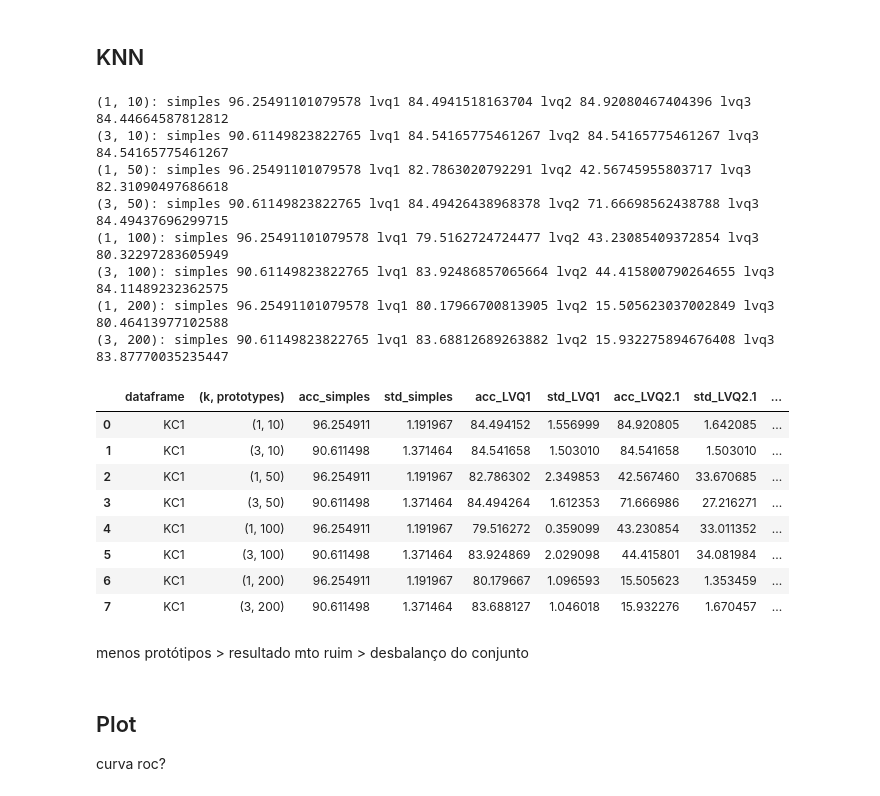
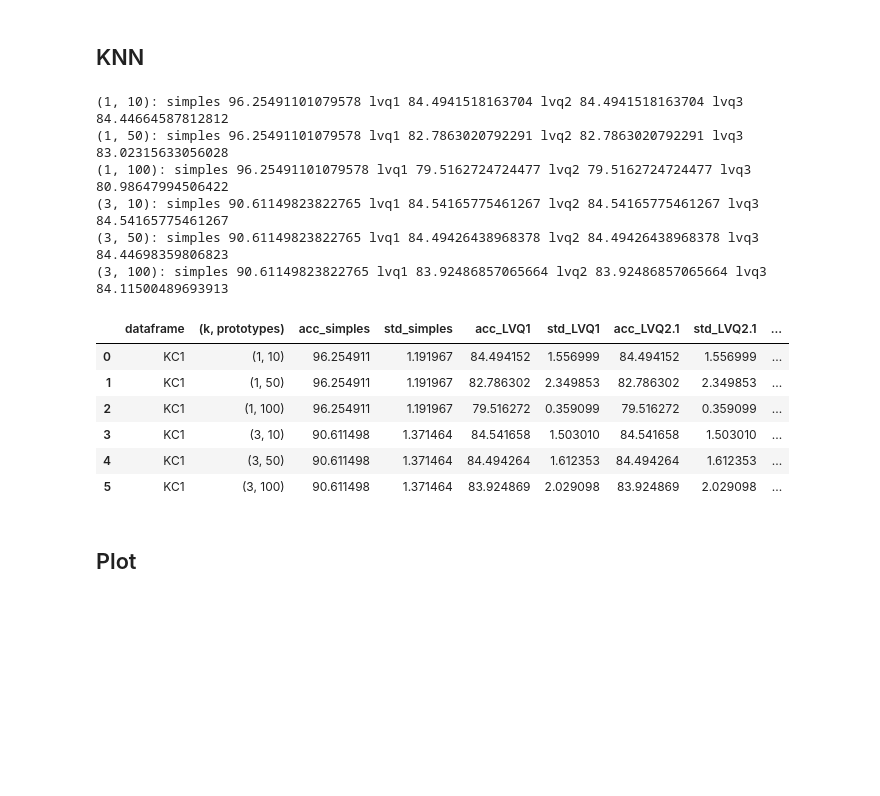
Before and after one commit to menezesmalu/machine_learning, a Jupyter notebook: lista 2/KC1 10 run separado.ipynb, the cells around one changed output. Cells and saved outputs as stored; diff of their text form; code cells hidden in the pictures; blank space fills up the shorter version.

```diff
--- a/lista 2/KC1 10 run separado.ipynb
+++ b/lista 2/KC1 10 run separado.ipynb
@@ -142,14 +142,14 @@ class LVQ1:
             predicted_classes = knn.predict(x_proto)
             real_instances = knn.kneighbors(X=x_proto, n_neighbors=1, return_distance=False)
             for idx in range(len(x_proto)):
-                prototype = x_proto[idx] # prototipo (ta sendo alterado o valor)
-                proto_class = y_proto[idx] #classe do prototipo
+                prototype = x_proto[idx]
+                proto_class = y_proto[idx]
 
-                predicted_class = predicted_classes[idx] #classe prevista pra esse prototipo
-                real_instance_index = real_instances[idx][0] #indice instancia real daquele prototipo
-                real_instance = x_train.iloc[real_instance_index] # instancia real
+                predicted_class = predicted_classes[idx]
+                real_instance_index = real_instances[idx][0]
+                real_instance = x_train.iloc[real_instance_index]
 
-                for p in range(len(prototype)): #passa por cada coluna do prototipo
+                for p in range(len(prototype)):
                     proto_val = prototype[p]
                     real_val  = real_instance[p]
                     error = rate * (real_val - proto_val)
@@ -161,6 +161,6 @@ class LVQ1:
 
         return pd.DataFrame(prototypes, columns = train.columns)
 
-# lvq1 = LVQ1(10)
-# df  = lvq1.trainPrototypes(kc2)
-# df
+lvq1 = LVQ1(10)
+df  = lvq1.trainPrototypes(kc1)
+df
@@ -240,7 +269,7 @@ class LVQ3:
 
     def __init__(self, n_prototypes, window):
         self.n_prototypes  = n_prototypes
-        self._epochs       = 10
+        self._epochs       = 100
         self._lrate        = 0.25
         self._window       = window
         self._epsilon      = 0.75
@@ -291,7 +320,7 @@ class LVQ3:
                 #mais próximo
                 n1_idx   = x_neighbors[idx][0]
                 n1       = x_proto.iloc[n1_idx]
-                n1       = n1[:21] ##tá adicionando o indice como uma coluna na iteração seguinte
+                n1       = n1[:21]
                 n1_class = y_proto[n1_idx]
                 n1_dist  = euclidian_distance(n1, x_instance)
 
@@ -316,6 +345,6 @@ class LVQ3:
         prototypes.columns = kc1.columns
         return prototypes
 
-# lvq3 = LVQ3(10, 0.3)
-# res  = lvq3.trainPrototypes(kc1, df)
-# df3
+lvq3 = LVQ3(10, 0.25)
+df3  = lvq3.trainPrototypes(kc1, df)
+df3
@@ -357,9 +394,9 @@ accuracies_1, accuracies_3 = run(kc1, 'KC1')
 def run(df, title, accuracies_1, accuracies_3):
     kf = KFold(n_splits=5)
     results = []
-    n_proto = [10, 50, 100, 200]
-    for n in n_proto:
-        for k in [1,3]:
+    n_proto = [10, 50, 100]
+    for k in [1,3]:
+        for n in n_proto:
             accuracies_simples = []
             accuracies_lvq1   = []
             accuracies_lvq2   = []
@@ -390,7 +427,7 @@ def run(df, title, accuracies_1, accuracies_3):
                 accuracies_lvq1.append(acc_lvq1)
 
                 #definição do dataset de LVQ2.1
-                lvq2 = LVQ2_1(n, 0.5)
+                lvq2 = LVQ2_1(n, 0.2)
                 res  = lvq2.trainPrototypes(aux,lvq1_df)
                 lvq2_df  = pd.DataFrame(res, columns = df.columns)
 
@@ -405,7 +442,7 @@ def run(df, title, accuracies_1, accuracies_3):
                 accuracies_lvq2.append(acc_lvq2)
 
                 #definição do dataset de LVQ3
-                lvq3 = LVQ3(n, 0.5)
+                lvq3 = LVQ3(n, 0.2)
                 res  = lvq3.trainPrototypes(aux,lvq1_df)
                 lvq3_df  = pd.DataFrame(res, columns = df.columns)
 
@@ -414,54 +451,46 @@ def run(df, title, accuracies_1, accuracies_3):
 
                 #KNN com conjunto do LVQ3
                 knn  = KNN(k)
                 knn.fit(X, Y)
                 predictions_lvq3 = knn.predict(attr.iloc[test])
                 acc_lvq3 = (np.sum(predictions_lvq3 == df_class.iloc[test]) / len(test)) * 100
                 accuracies_lvq3.append(acc_lvq3)
 
             print("({}, {}): simples {} lvq1 {} lvq2 {} lvq3 {}".format(k, n, np.mean(accuracies_simples),np.mean(accuracies_lvq1),np.mean(accuracies_lvq2), np.mean(accuracies_lvq3)))
             temp = {
                 'dataframe': title,
                 '(k, prototypes)':(k, n),
                 'acc_simples': np.mean(accuracies_simples),
                 'std_simples': np.std(accuracies_simples),
                 'acc_LVQ1'   : np.mean(accuracies_lvq1),
                 'std_LVQ1'   : np.std(accuracies_lvq1),
                 'acc_LVQ2.1' : np.mean(accuracies_lvq2),
                 'std_LVQ2.1' : np.std(accuracies_lvq2),
                 'acc_LVQ3'   : np.mean(accuracies_lvq3),
                 'std_LVQ3'   : np.std(accuracies_lvq3),
             }
             results.append(temp)
     df = pd.DataFrame(results)
     return df
 
 df = run(kc1, 'KC1', accuracies_1, accuracies_3)
 df
 # %% [output]
-(1, 10): simples 96.25491101079578 lvq1 84.4941518163704 lvq2 84.92080467404396 lvq3 84.44664587812812
+(1, 10): simples 96.25491101079578 lvq1 84.4941518163704 lvq2 84.4941518163704 lvq3 84.44664587812812
+(1, 50): simples 96.25491101079578 lvq1 82.7863020792291 lvq2 82.7863020792291 lvq3 83.02315633056028
+(1, 100): simples 96.25491101079578 lvq1 79.5162724724477 lvq2 79.5162724724477 lvq3 80.98647994506422
 (3, 10): simples 90.61149823822765 lvq1 84.54165775461267 lvq2 84.54165775461267 lvq3 84.54165775461267
-(1, 50): simples 96.25491101079578 lvq1 82.7863020792291 lvq2 42.56745955803717 lvq3 82.31090497686618
-(3, 50): simples 90.61149823822765 lvq1 84.49426438968378 lvq2 71.66698562438788 lvq3 84.49437696299715
-(1, 100): simples 96.25491101079578 lvq1 79.5162724724477 lvq2 43.23085409372854 lvq3 80.32297283605949
-(3, 100): simples 90.61149823822765 lvq1 83.92486857065664 lvq2 44.415800790264655 lvq3 84.11489232362575
-(1, 200): simples 96.25491101079578 lvq1 80.17966700813905 lvq2 15.505623037002849 lvq3 80.46413977102588
-(3, 200): simples 90.61149823822765 lvq1 83.68812689263882 lvq2 15.932275894676408 lvq3 83.87770035235447
+(3, 50): simples 90.61149823822765 lvq1 84.49426438968378 lvq2 84.49426438968378 lvq3 84.44698359806823
+(3, 100): simples 90.61149823822765 lvq1 83.92486857065664 lvq2 83.92486857065664 lvq3 84.11500489693913
 |  | dataframe | (k, prototypes) | acc_simples | std_simples | acc_LVQ1 | std_LVQ1 | acc_LVQ2.1 | std_LVQ2.1 | ... |
-| 0 | KC1 | (1, 10) | 96.254911 | 1.191967 | 84.494152 | 1.556999 | 84.920805 | 1.642085 | ... |
-| 1 | KC1 | (3, 10) | 90.611498 | 1.371464 | 84.541658 | 1.503010 | 84.541658 | 1.503010 | ... |
-| 2 | KC1 | (1, 50) | 96.254911 | 1.191967 | 82.786302 | 2.349853 | 42.567460 | 33.670685 | ... |
-| 3 | KC1 | (3, 50) | 90.611498 | 1.371464 | 84.494264 | 1.612353 | 71.666986 | 27.216271 | ... |
-| 4 | KC1 | (1, 100) | 96.254911 | 1.191967 | 79.516272 | 0.359099 | 43.230854 | 33.011352 | ... |
-| 5 | KC1 | (3, 100) | 90.611498 | 1.371464 | 83.924869 | 2.029098 | 44.415801 | 34.081984 | ... |
-| 6 | KC1 | (1, 200) | 96.254911 | 1.191967 | 80.179667 | 1.096593 | 15.505623 | 1.353459 | ... |
-| 7 | KC1 | (3, 200) | 90.611498 | 1.371464 | 83.688127 | 1.046018 | 15.932276 | 1.670457 | ... |
+| 0 | KC1 | (1, 10) | 96.254911 | 1.191967 | 84.494152 | 1.556999 | 84.494152 | 1.556999 | ... |
+| 1 | KC1 | (1, 50) | 96.254911 | 1.191967 | 82.786302 | 2.349853 | 82.786302 | 2.349853 | ... |
+| 2 | KC1 | (1, 100) | 96.254911 | 1.191967 | 79.516272 | 0.359099 | 79.516272 | 0.359099 | ... |
+| 3 | KC1 | (3, 10) | 90.611498 | 1.371464 | 84.541658 | 1.503010 | 84.541658 | 1.503010 | ... |
+| 4 | KC1 | (3, 50) | 90.611498 | 1.371464 | 84.494264 | 1.612353 | 84.494264 | 1.612353 | ... |
+| 5 | KC1 | (3, 100) | 90.611498 | 1.371464 | 83.924869 | 2.029098 | 83.924869 | 2.029098 | ... |
-# %% [markdown]
-menos protótipos > resultado mto ruim > desbalanço do conjunto
 # %% [markdown]
 ## Plot
-
-curva roc?
 # %%
 import plotly.express as px
 import plotly.graph_objects as go
```
Also changed, not shown: parts of 5 cells of this notebook.
